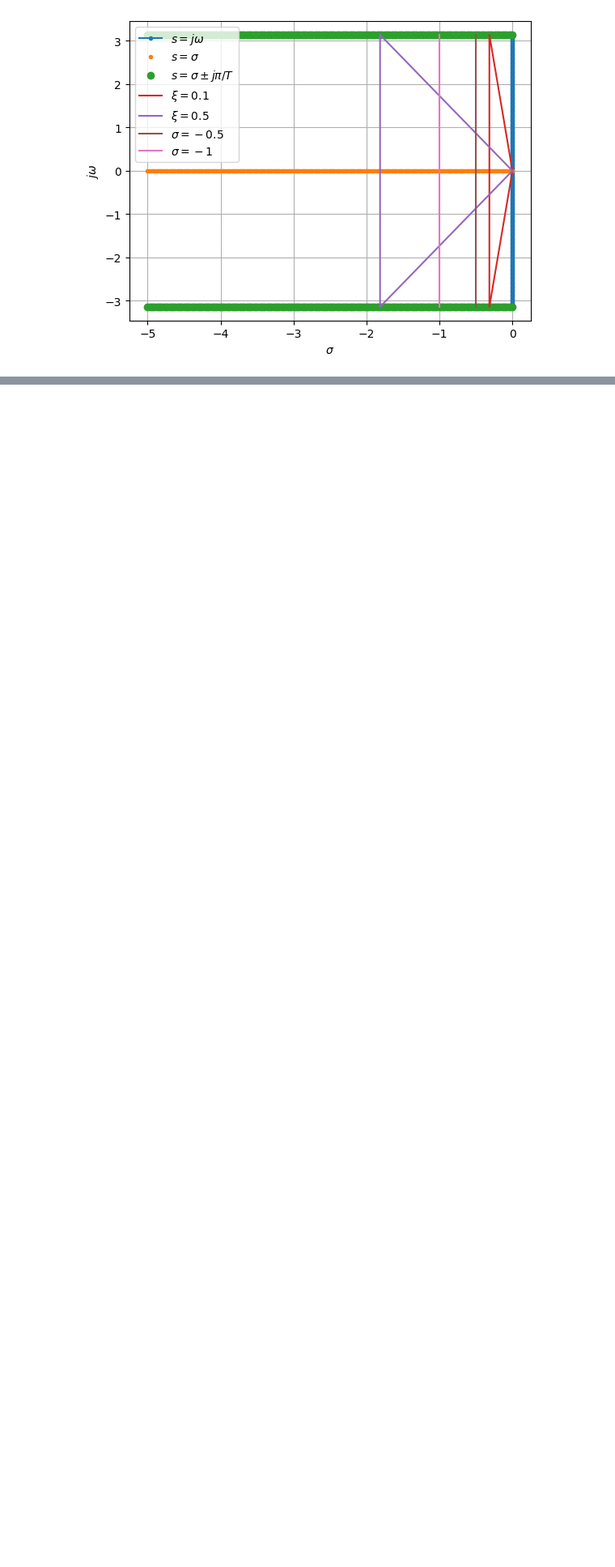
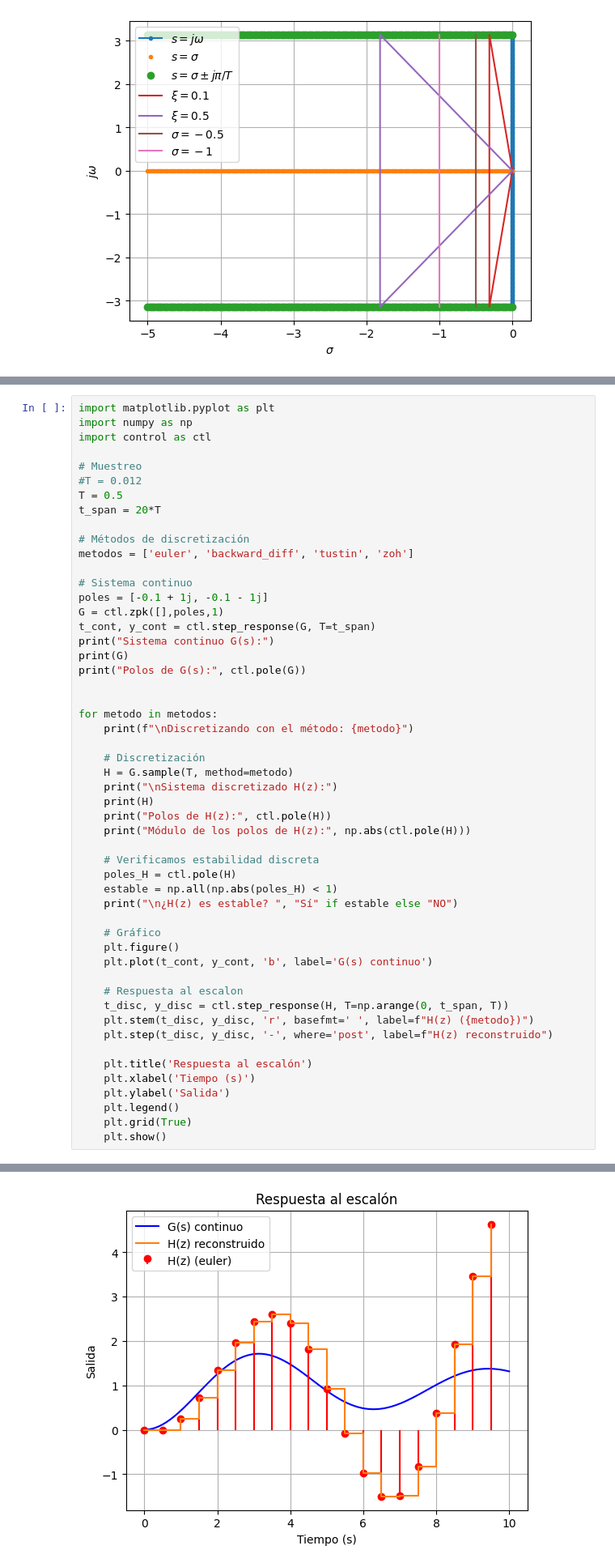
Before and after one commit to pgonfiuba/ica, a Jupyter notebook: 1. Sistemas discretos/aproximaciones.ipynb, the cells around one changed output, grey strips where cells are left out. Shown at 81% size. Saved outputs shown, nothing was run; the diff lists cells and outputs as text; blank space fills up the shorter version.

```diff
--- a/1. Sistemas discretos/aproximaciones.ipynb
+++ b/1. Sistemas discretos/aproximaciones.ipynb
@@ -121,0 +127,53 @@ plt.show()
+# %%
+import matplotlib.pyplot as plt
+import numpy as np
+import control as ctl
+
+# Muestreo
+#T = 0.012
+T = 0.5
+t_span = 20*T
+
+# Métodos de discretización
+metodos = ['euler', 'backward_diff', 'tustin', 'zoh']
+
+# Sistema continuo
+poles = [-0.1 + 1j, -0.1 - 1j]
+G = ctl.zpk([],poles,1)
+t_cont, y_cont = ctl.step_response(G, T=t_span)
+print("Sistema continuo G(s):")
+print(G)
+print("Polos de G(s):", ctl.pole(G))
+
+
+for metodo in metodos:
+    print(f"\nDiscretizando con el método: {metodo}")
+
+    # Discretización
+    H = G.sample(T, method=metodo)
+    print("\nSistema discretizado H(z):")
+    print(H)
+    print("Polos de H(z):", ctl.pole(H))
+    print("Módulo de los polos de H(z):", np.abs(ctl.pole(H)))
+
+    # Verificamos estabilidad discreta
+    poles_H = ctl.pole(H)
+    estable = np.all(np.abs(poles_H) < 1)
+    print("\n¿H(z) es estable? ", "Sí" if estable else "NO")
+
+    # Gráfico
+    plt.figure()
+    plt.plot(t_cont, y_cont, 'b', label='G(s) continuo')
+
+    # Respuesta al escalon
+    t_disc, y_disc = ctl.step_response(H, T=np.arange(0, t_span, T))
+    plt.stem(t_disc, y_disc, 'r', basefmt=' ', label=f"H(z) ({metodo})")
+    plt.step(t_disc, y_disc, '-', where='post', label=f"H(z) reconstruido")
+
+    plt.title('Respuesta al escalón')
+    plt.xlabel('Tiempo (s)')
+    plt.ylabel('Salida')
+    plt.legend()
+    plt.grid(True)
+    plt.show()
+# %% [output]
@@ -121,0 +199 @@ plt.show()
+[figure, added]
```
Also changed, not shown: parts of 5 cells of this notebook.
